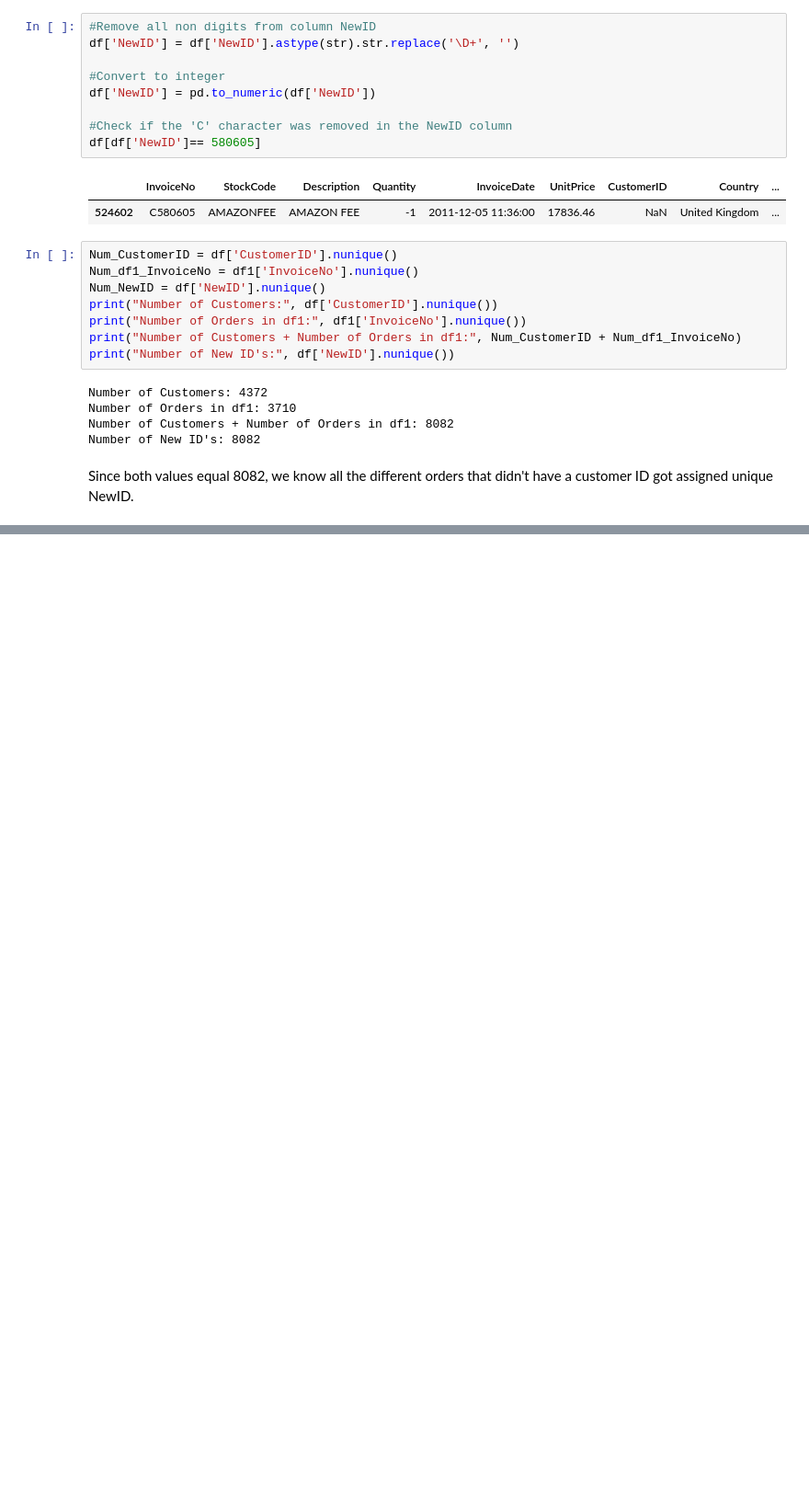
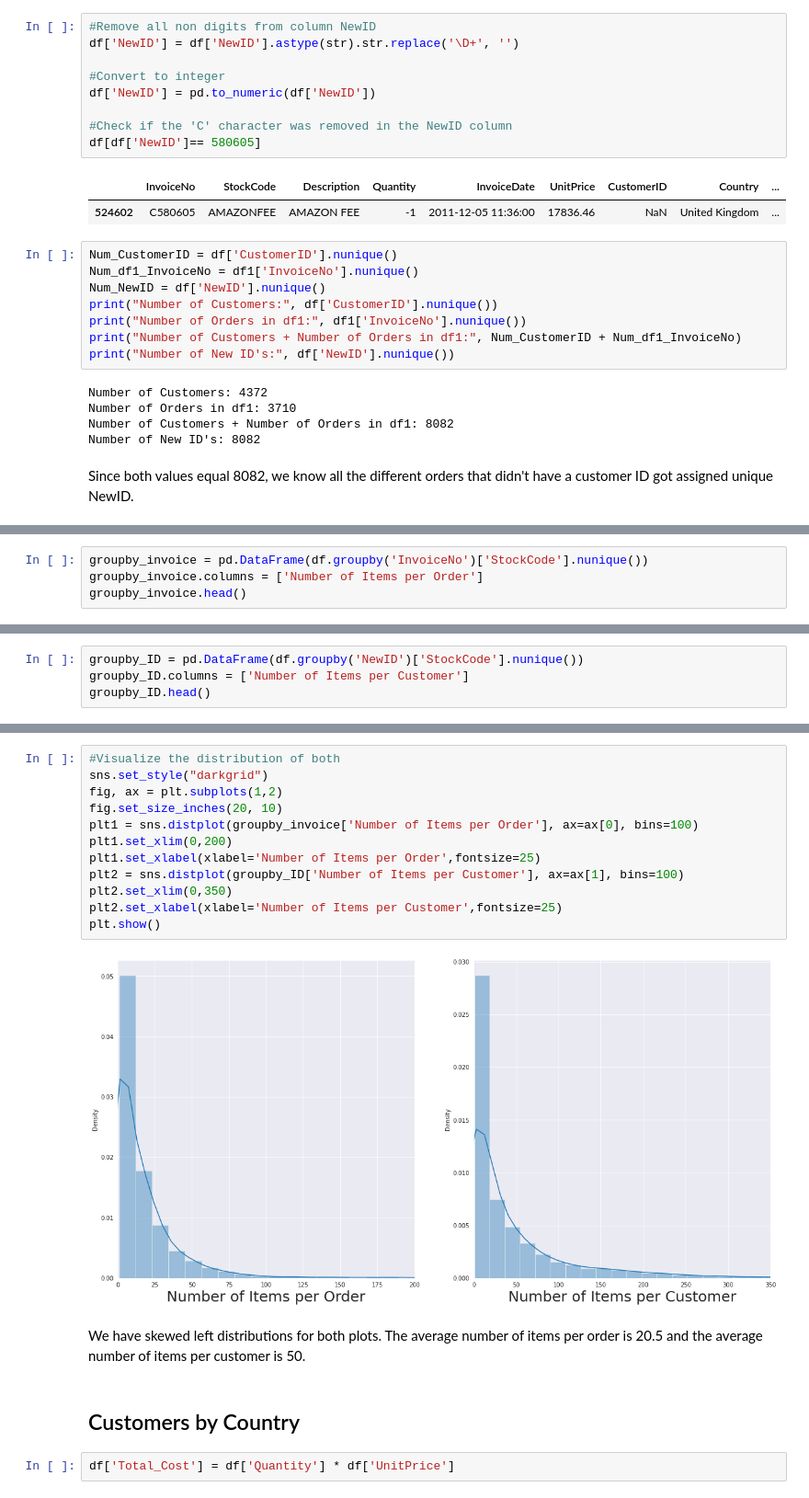
Before and after one commit to wasimkhan33/Online-Retail-Customer-Segmentation, a Jupyter notebook: Online_Retail_Customer_Segmentation_Capstone_Project.ipynb, the cells around one changed output, grey strips where cells are left out. Shown: that part at 92% size. Cells and saved outputs as stored; diff of their text form; blank space fills up the shorter version.

Commit message:
Working on EDA and Data Viz.

```diff
--- a/Online_Retail_Customer_Segmentation_Capstone_Project.ipynb
+++ b/Online_Retail_Customer_Segmentation_Capstone_Project.ipynb
@@ -244,0 +378,4 @@ Since both values equal 8082, we know all the different orders that didn't have
+# %%
+groupby_invoice = pd.DataFrame(df.groupby('InvoiceNo')['StockCode'].nunique())
+groupby_invoice.columns = ['Number of Items per Order']
+groupby_invoice.head()
@@ -244,0 +404,4 @@ Since both values equal 8082, we know all the different orders that didn't have
+# %%
+groupby_ID = pd.DataFrame(df.groupby('NewID')['StockCode'].nunique())
+groupby_ID.columns = ['Number of Items per Customer']
+groupby_ID.head()
@@ -244,0 +428,20 @@ Since both values equal 8082, we know all the different orders that didn't have
+# %%
+#Visualize the distribution of both
+sns.set_style("darkgrid")
+fig, ax = plt.subplots(1,2)
+fig.set_size_inches(20, 10)
+plt1 = sns.distplot(groupby_invoice['Number of Items per Order'], ax=ax[0], bins=100)
+plt1.set_xlim(0,200)
+plt1.set_xlabel(xlabel='Number of Items per Order',fontsize=25)
+plt2 = sns.distplot(groupby_ID['Number of Items per Customer'], ax=ax[1], bins=100)
+plt2.set_xlim(0,350)
+plt2.set_xlabel(xlabel='Number of Items per Customer',fontsize=25)
+plt.show()
+# %% [output]
+[figure, added]
+# %% [markdown]
+We have skewed left distributions for both plots. The average number of items per order is 20.5 and the average number of items per customer is 50.
+# %% [markdown]
+## Customers by Country
+# %%
+df['Total_Cost'] = df['Quantity'] * df['UnitPrice']
```
Also changed, not shown: parts of 40 cells of this notebook.
